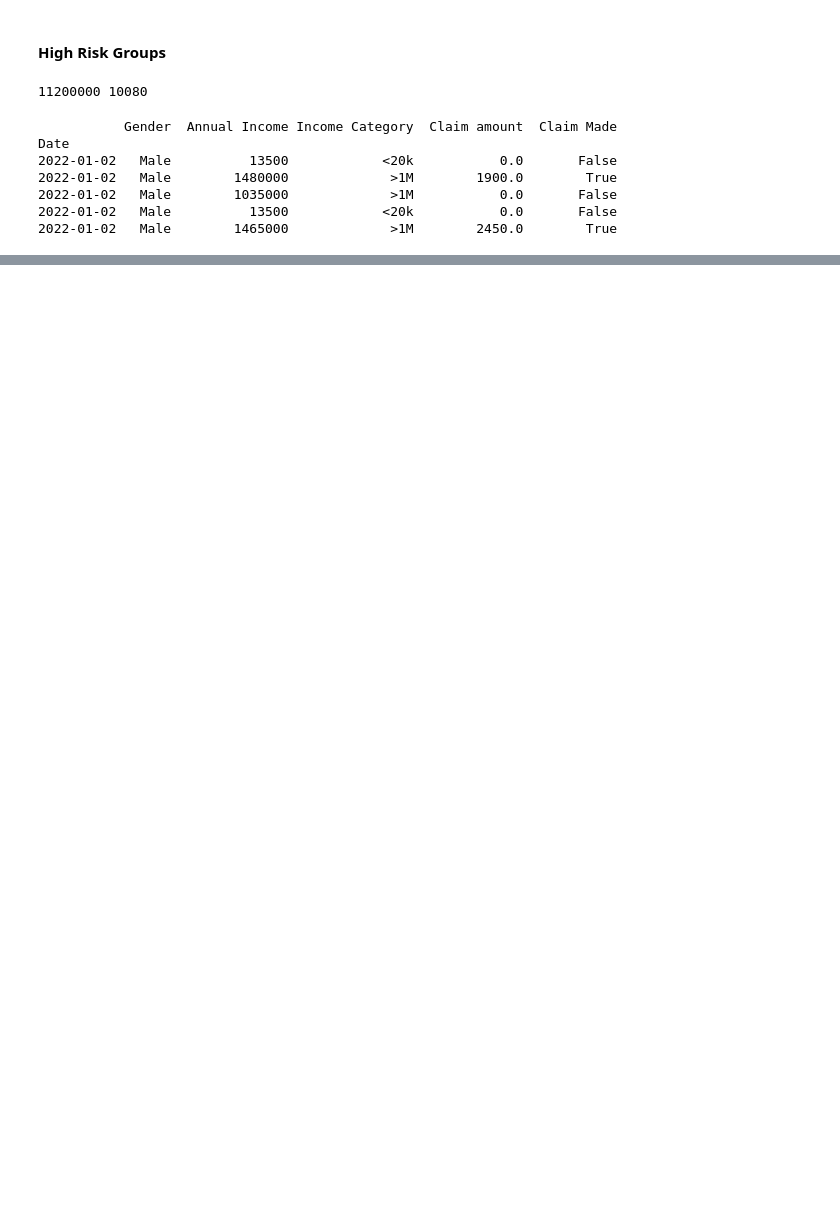
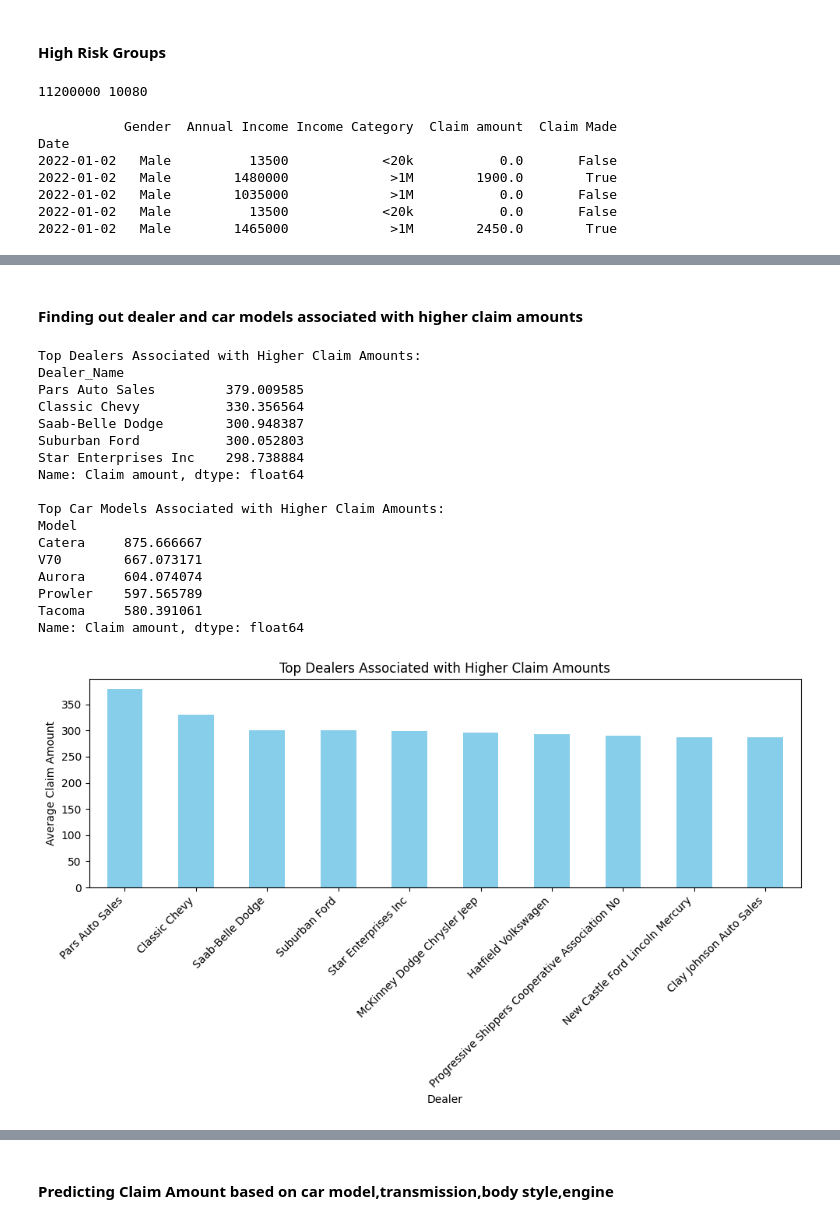
Before and after one commit to Shirleen-Gathungu/Financial-Risk-Forecasting, a Jupyter notebook: financial_risk_analysis.ipynb, the cells around one changed output, grey strips where cells are left out. Drawn from its saved outputs; the diff is of its cells as text; code cells hidden in the pictures; blank space fills up the shorter version.

Commit message:
predicted claim amounts based onn car model,transmission,engine,body style,find out dealers and models associated with higher claim amounts and assessed profitability across customer segments

```diff
--- a/financial_risk_analysis.ipynb
+++ b/financial_risk_analysis.ipynb
@@ -480,0 +501,52 @@ Root Mean Squared Error (RMSE): 936.7111731990616
+# %% [markdown]
+#### Finding out dealer and car models associated with higher claim amounts
+# %%
+average_claim_per_dealer = insurance_data.groupby('Dealer_Name')['Claim amount'].mean()
+average_claim_per_model = insurance_data.groupby('Model')['Claim amount'].mean()
+
+highest_claim_dealers = average_claim_per_dealer.sort_values(ascending=False)
+highest_claim_models = average_claim_per_model.sort_values(ascending=False)
+
+
+print("Top Dealers Associated with Higher Claim Amounts:")
+print(highest_claim_dealers.head())
+
+print("\nTop Car Models Associated with Higher Claim Amounts:")
+print(highest_claim_models.head())
+
+plt.figure(figsize=(10, 6))
+highest_claim_dealers.head(10).plot(kind='bar', color='skyblue')
+plt.title('Top Dealers Associated with Higher Claim Amounts')
+plt.xlabel('Dealer')
+plt.ylabel('Average Claim Amount')
+plt.xticks(rotation=45, ha='right')
+plt.tight_layout()
+plt.show()
+
+plt.figure(figsize=(10, 6))
+highest_claim_models.head(10).plot(kind='bar', color='salmon')
+plt.title('Top Car Models Associated with Higher Claim Amounts')
+plt.xlabel('Car Model')
+plt.ylabel('Average Claim Amount')
+plt.xticks(rotation=45, ha='right')
+plt.tight_layout()
+plt.show()
+# %% [output]
+Top Dealers Associated with Higher Claim Amounts:
+Dealer_Name
+Pars Auto Sales         379.009585
+Classic Chevy           330.356564
+Saab-Belle Dodge        300.948387
+Suburban Ford           300.052803
+Star Enterprises Inc    298.738884
+Name: Claim amount, dtype: float64
+
+Top Car Models Associated with Higher Claim Amounts:
+Model
+Catera     875.666667
+V70        667.073171
+Aurora     604.074074
+Prowler    597.565789
+Tacoma     580.391061
+Name: Claim amount, dtype: float64
+[figure, added]
@@ -480,0 +554,2 @@ Root Mean Squared Error (RMSE): 936.7111731990616
+# %% [markdown]
+#### Predicting Claim Amount based on car model,transmission,body style,engine
```
Also changed, not shown: parts of 14 cells of this notebook.
